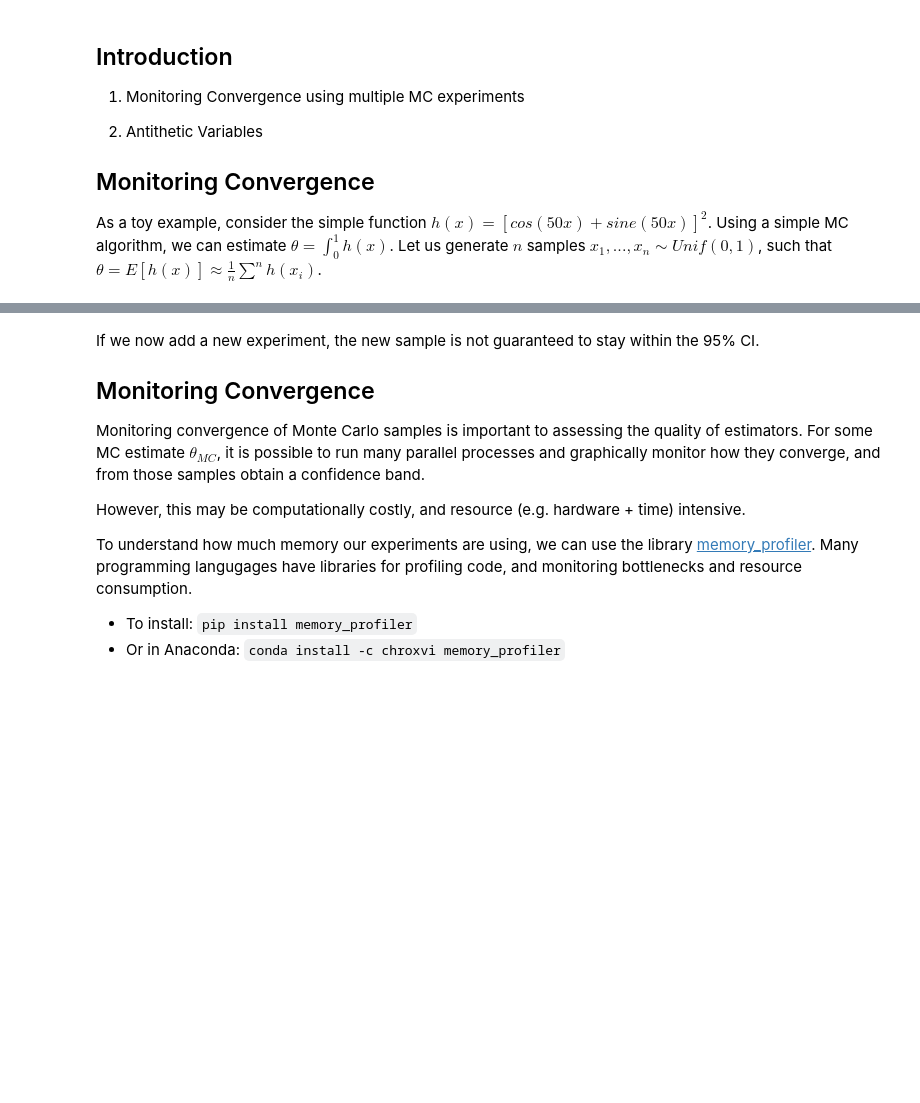
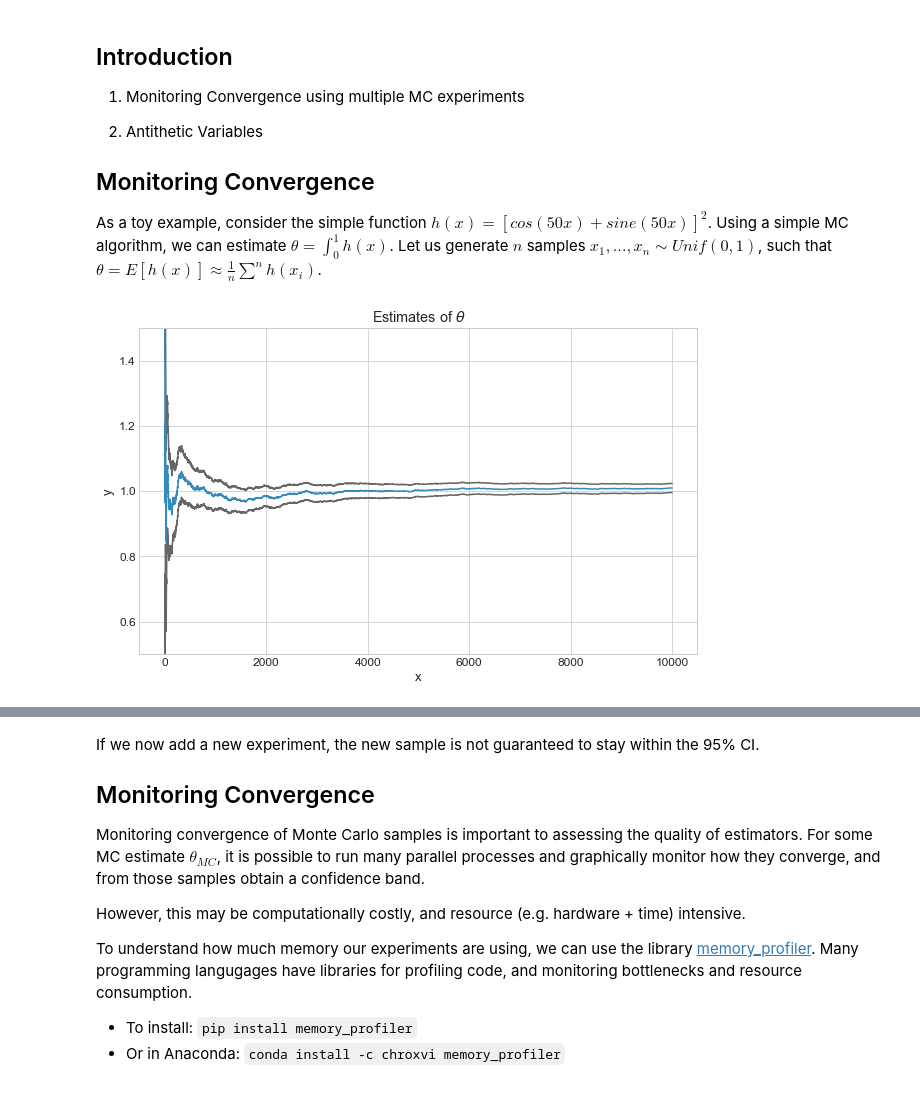
Before and after one commit to Johnnyboycurtis/MCMC, a Jupyter notebook: Module 4/notebook/4 Controlling and Accelerating Convergence.ipynb, the cells around one changed output, grey strips where cells are left out. Cells and saved outputs as stored; diff of their text form; code cells hidden in the pictures; blank space fills up the shorter version.

```diff
--- a/Module 4/notebook/4 Controlling and Accelerating Convergence.ipynb
+++ b/Module 4/notebook/4 Controlling and Accelerating Convergence.ipynb
@@ -31,4 +31,18 @@ u = np.random.rand(n)
 
 theta_est = cumMean(h(u))
 se = cumSE(h(u))
+# %%
+x = range(1, n+1)
+plt.plot(x, theta_est + 1.96*se, color = '0.4') ## can also use plt.hlines function
+plt.plot(x, theta_est - 1.96*se, color = '0.4')
+plot(x, y = theta_est, show=False) ## don't automatically plot
+plt.ylim(0.5, 1.5)
+plt.title(r"Estimates of $\theta$")
+plt.show()
+u = np.random.rand(n)
+
+theta_est = cumMean(h(u))
+se = cumSE(h(u))
+# %% [output]
+[figure, added]
 # %%
```
Also changed, not shown: parts of 6 cells of this notebook.
